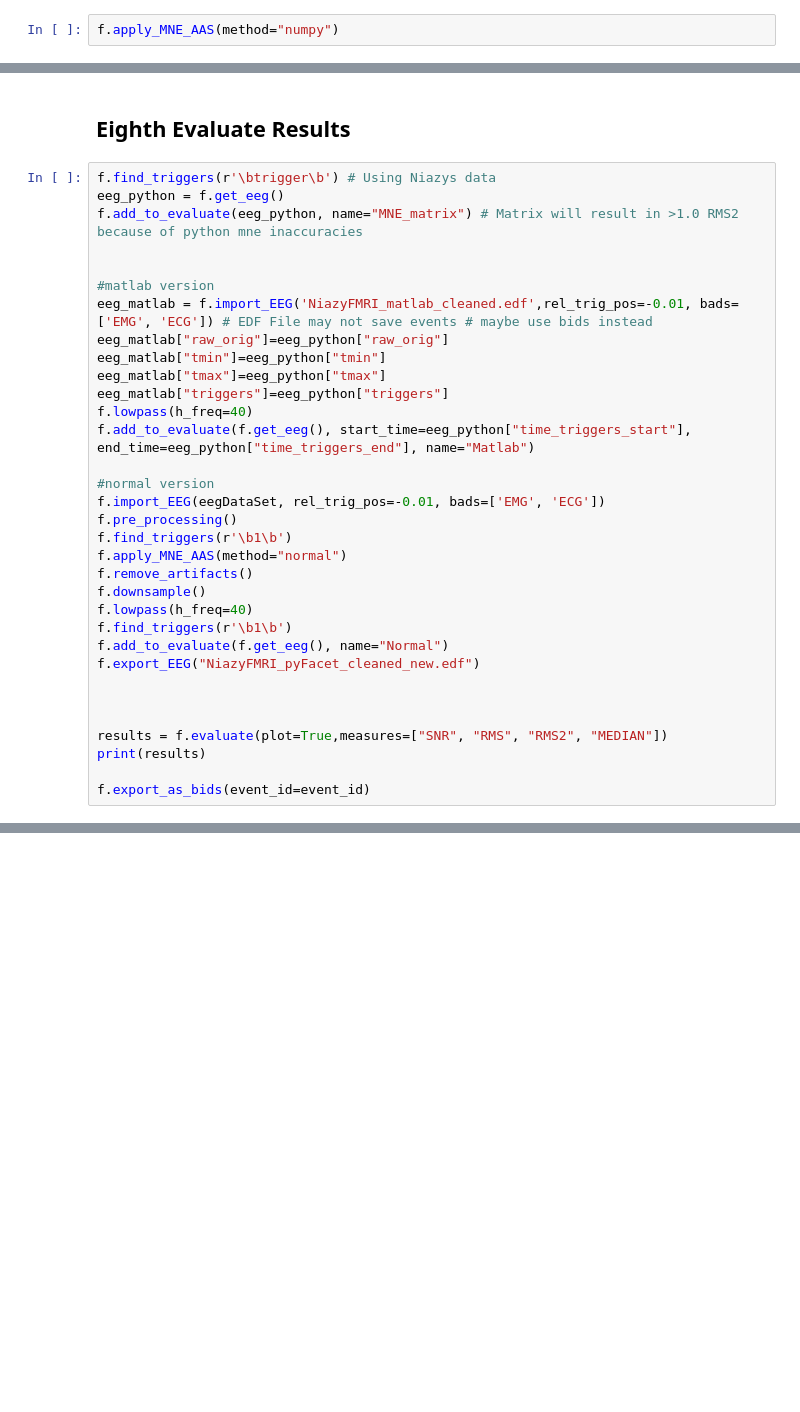
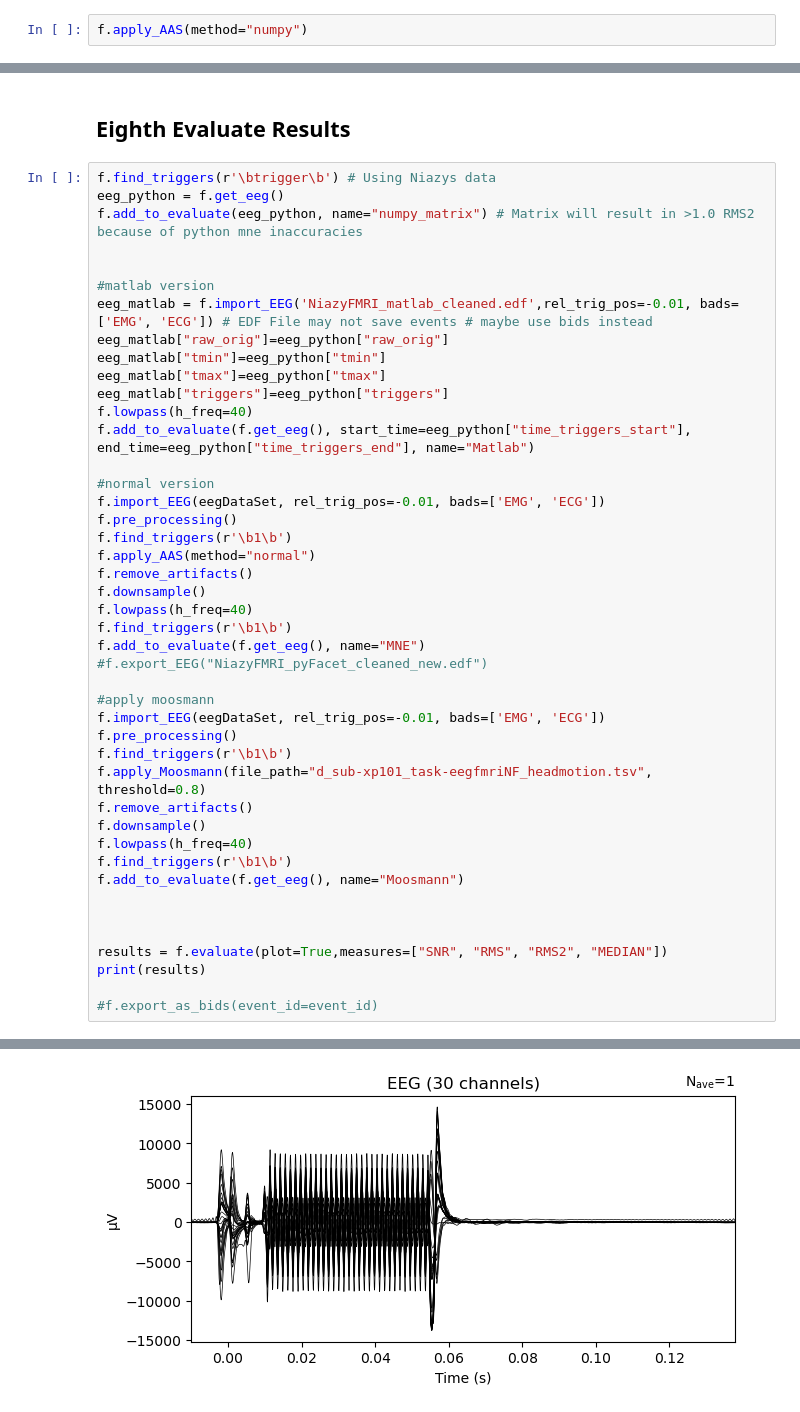
Before and after one commit to H0mire/FACETpy, a Jupyter notebook: src/Example1.ipynb, the cells around one changed output, grey strips where cells are left out. Drawn from its saved outputs; the diff is of its cells as text; blank space fills up the shorter version.

Commit message:
refactored python code and added moosmann

```diff
--- a/src/Example1.ipynb
+++ b/src/Example1.ipynb
@@ -58,4 +76,4 @@ print(eeg["triggers"])
 # %% [markdown]
 ## Fourth step apply AAS
 # %%
-f.apply_MNE_AAS(method="numpy")
+f.apply_AAS(method="numpy")
@@ -82,7 +142,7 @@ f.export_EEG("NiazyFMRI_pyFacet_cleaned.edf")
 # %%
 f.find_triggers(r'\btrigger\b') # Using Niazys data
 eeg_python = f.get_eeg()
-f.add_to_evaluate(eeg_python, name="MNE_matrix") # Matrix will result in >1.0 RMS2 because of python mne inaccuracies
+f.add_to_evaluate(eeg_python, name="numpy_matrix") # Matrix will result in >1.0 RMS2 because of python mne inaccuracies
 
 
 #matlab version
@@ -98,17 +158,29 @@ f.add_to_evaluate(f.get_eeg(), start_time=eeg_python["time_triggers_start"], end
 f.import_EEG(eegDataSet, rel_trig_pos=-0.01, bads=['EMG', 'ECG'])
 f.pre_processing()
 f.find_triggers(r'\b1\b')
-f.apply_MNE_AAS(method="normal")
+f.apply_AAS(method="normal")
 f.remove_artifacts()
 f.downsample()
 f.lowpass(h_freq=40)
 f.find_triggers(r'\b1\b')
-f.add_to_evaluate(f.get_eeg(), name="Normal")
-f.export_EEG("NiazyFMRI_pyFacet_cleaned_new.edf")
+f.add_to_evaluate(f.get_eeg(), name="MNE")
+#f.export_EEG("NiazyFMRI_pyFacet_cleaned_new.edf")
+
+#apply moosmann
+f.import_EEG(eegDataSet, rel_trig_pos=-0.01, bads=['EMG', 'ECG'])
+f.pre_processing()
+f.find_triggers(r'\b1\b')
+f.apply_Moosmann(file_path="d_sub-xp101_task-eegfmriNF_headmotion.tsv", threshold=0.8)
+f.remove_artifacts()
+f.downsample()
+f.lowpass(h_freq=40)
+f.find_triggers(r'\b1\b')
+f.add_to_evaluate(f.get_eeg(), name="Moosmann")
 
 
 
 results = f.evaluate(plot=True,measures=["SNR", "RMS", "RMS2", "MEDIAN"])
 print(results)
 
-f.export_as_bids(event_id=event_id)
+#f.export_as_bids(event_id=event_id)
+# %% [output]
@@ -114,0 +204 @@ f.export_as_bids(event_id=event_id)
+[figure, added]
```
Also changed, not shown: parts of 8 cells of this notebook, 13 other files.
